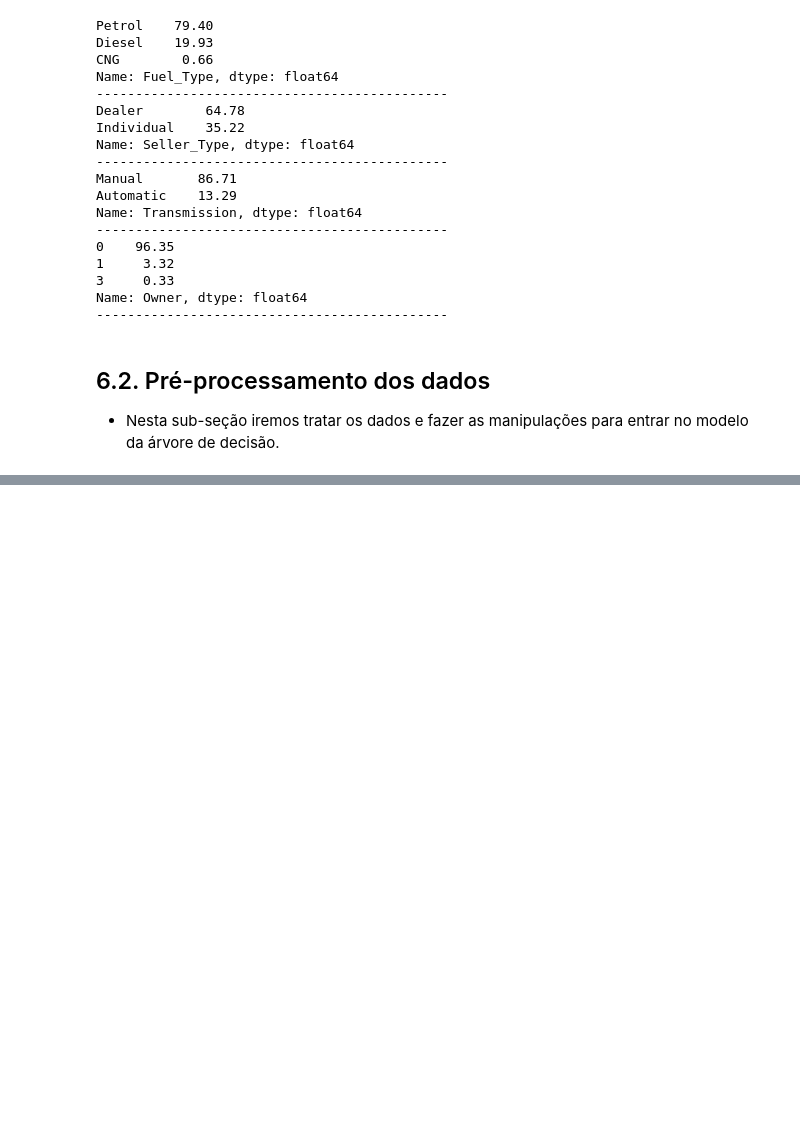
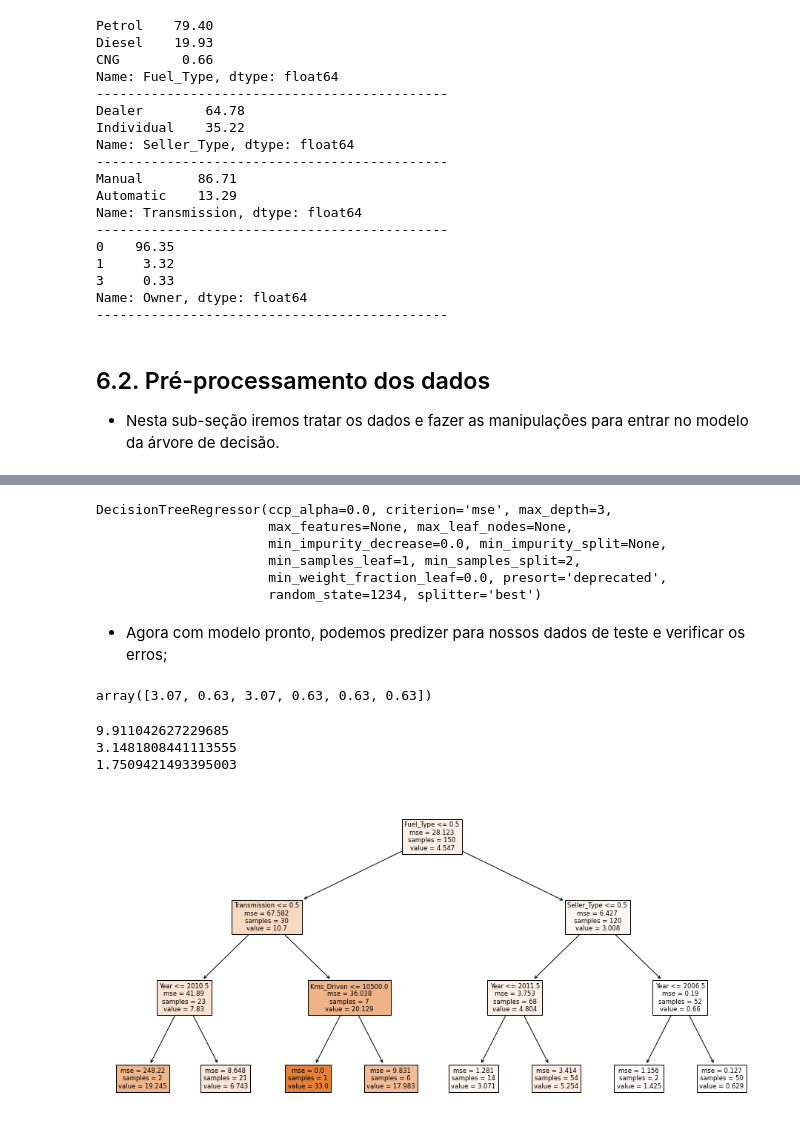
Before and after one commit to barbosarafael/Anotacoes, a Jupyter notebook: ML_Modelos/Arvore_de_decisao/arvore_de_decisao.ipynb, the cells around one changed output, grey strips where cells are left out. Cells and saved outputs as stored; diff of their text form; code cells hidden in the pictures; blank space fills up the shorter version.

```diff
--- a/ML_Modelos/Arvore_de_decisao/arvore_de_decisao.ipynb
+++ b/ML_Modelos/Arvore_de_decisao/arvore_de_decisao.ipynb
@@ -386,0 +417,4 @@ Name: Owner, dtype: float64
+# %%
+banco["Owner"] = banco["Owner"].apply(lambda x: 0 if x == 0 else 1)
+
+banco["Owner"].value_counts(normalize = True).mul(100).round(2)
@@ -386,0 +442,6 @@ Name: Owner, dtype: float64
+# %%
+varcat_to_num = ["Seller_Type", "Transmission"]
+
+banco[varcat_to_num] = banco[varcat_to_num].apply(lambda x: pd.factorize(x)[0])
+
+banco.head()
@@ -386,0 +459,10 @@ Name: Owner, dtype: float64
+# %%
+from sklearn.model_selection import train_test_split
+
+x = banco.drop("Selling_Price", axis = 1)
+y = banco["Selling_Price"]
+
+
+x_treino, x_teste, y_treino, y_teste = train_test_split(x, y, train_size = 0.5, random_state = 1234)
+
+print(x_treino.shape, y_treino.shape, x_teste.shape, y_teste.shape)
@@ -387,3 +480,45 @@ Name: Owner, dtype: float64
+# %%
+from sklearn.tree import DecisionTreeRegressor
+
+dtr = DecisionTreeRegressor(random_state = 1234, max_depth = 3)
+
+dtr.fit(x_treino, y_treino)
+# %% [output]
+DecisionTreeRegressor(ccp_alpha=0.0, criterion='mse', max_depth=3,
+                      max_features=None, max_leaf_nodes=None,
+                      min_impurity_decrease=0.0, min_impurity_split=None,
+                      min_samples_leaf=1, min_samples_split=2,
+                      min_weight_fraction_leaf=0.0, presort='deprecated',
+                      random_state=1234, splitter='best')
+# %% [markdown]
+- Agora com modelo pronto, podemos predizer para nossos dados de teste e verificar os erros;
+# %%
+y_pred = dtr.predict(x_teste)
+
+y_pred[:6].round(2)
+# %% [output]
+array([3.07, 0.63, 3.07, 0.63, 0.63, 0.63])
+# %%
+from sklearn.metrics import mean_squared_error
+from sklearn.metrics import mean_absolute_error
+
+print(mean_squared_error(y_teste, y_pred))
+print(np.sqrt(mean_squared_error(y_teste, y_pred)))
+print(mean_absolute_error(y_teste, y_pred))
+# %% [output]
+9.911042627229685
+3.1481808441113555
+1.7509421493395003
+# %%
+from sklearn.tree import plot_tree
+
+var_names = list(x_treino.columns)
+
+plt.figure(figsize = [16, 8])
+plot_tree(dtr, filled = True, feature_names = var_names)
+plt.show()
+# %% [output]
+[figure, added]
 # %% [markdown]
 # Referências
 
```
Also changed, not shown: parts of 14 cells of this notebook.
